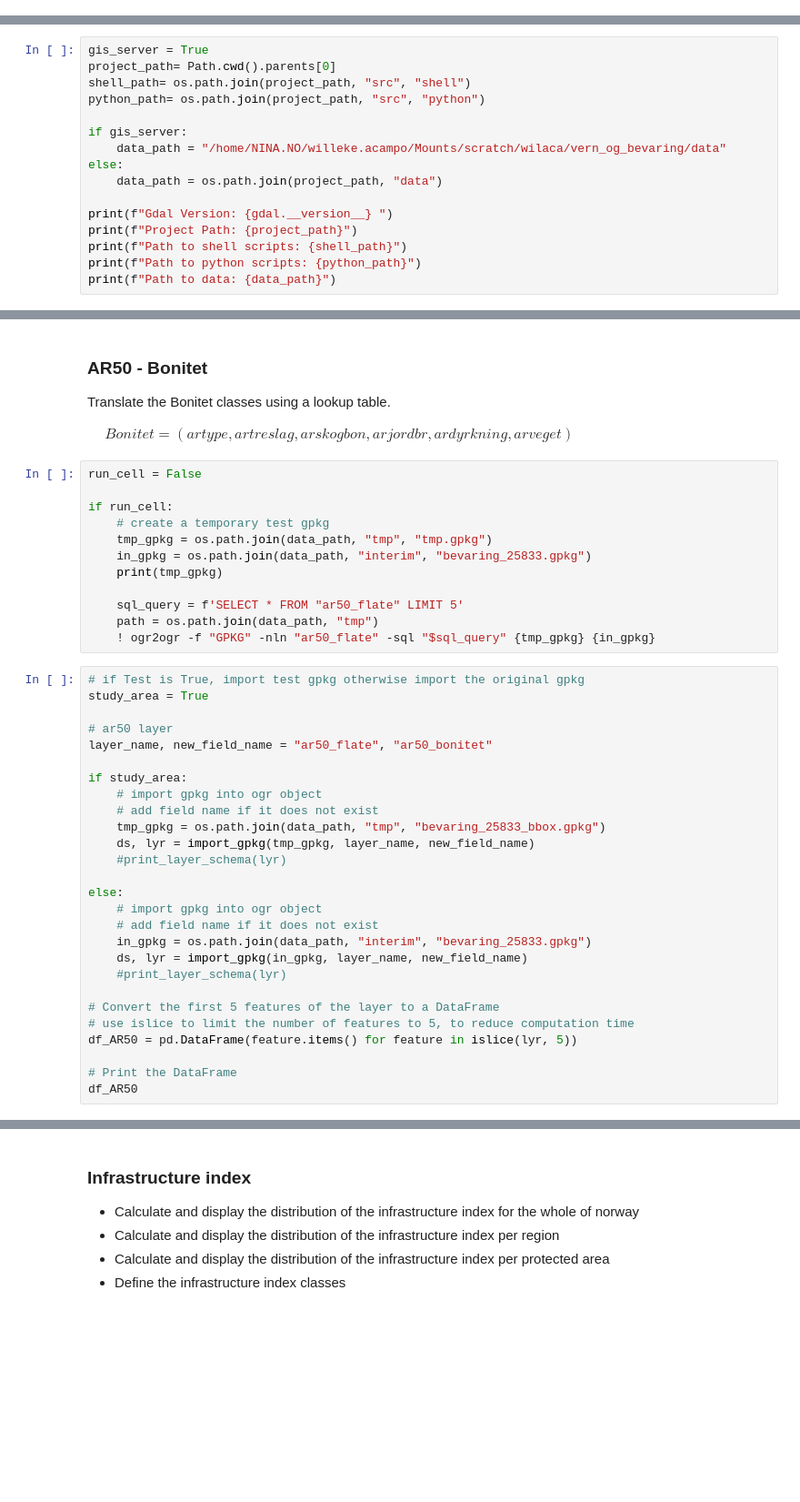
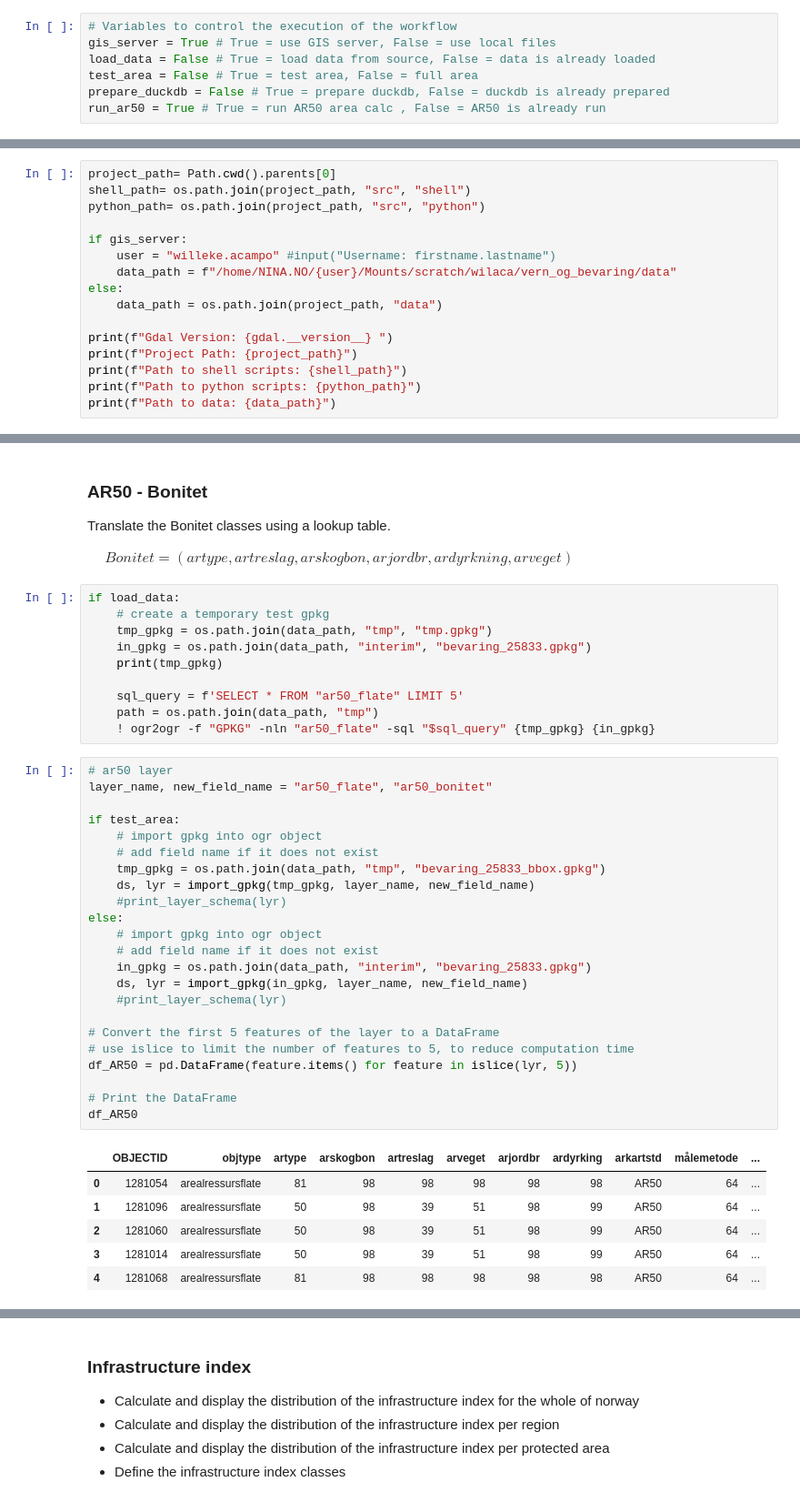
Before and after one commit to ac-willeke/pygdal-geo-engineer, a Jupyter notebook: notebooks/2024.01_conservation_and_preservation.ipynb, the cells around one changed output, grey strips where cells are left out. Shown at 91% size. Saved outputs shown, nothing was run; the diff lists cells and outputs as text; blank space fills up the shorter version.

```diff
--- a/notebooks/2024.01_conservation_and_preservation.ipynb
+++ b/notebooks/2024.01_conservation_and_preservation.ipynb
@@ -33,3 +35,10 @@ The area statistics can be divided in three groups:
+# %%
+# Variables to control the execution of the workflow
+gis_server = True # True = use GIS server, False = use local files
+load_data = False # True = load data from source, False = data is already loaded
+test_area = False # True = test area, False = full area
+prepare_duckdb = False # True = prepare duckdb, False = duckdb is already prepared
+run_ar50 = True # True = run AR50 area calc , False = AR50 is already run
 # %%
 import os
 from osgeo import gdal
@@ -44,13 +53,13 @@ import geopandas as gpd
 # https://leafmap.org/faq/#how-to-use-a-specific-plotting-backend
 import leafmap.foliumap as leafmap
 # %%
-gis_server = True
 project_path= Path.cwd().parents[0]
 shell_path= os.path.join(project_path, "src", "shell")
 python_path= os.path.join(project_path, "src", "python")
 
 if gis_server:
-    data_path = "/home/NINA.NO/willeke.acampo/Mounts/scratch/wilaca/vern_og_bevaring/data"
+    user = "willeke.acampo" #input("Username: firstname.lastname")
+    data_path = f"/home/NINA.NO/{user}/Mounts/scratch/wilaca/vern_og_bevaring/data"
 else:
     data_path = os.path.join(project_path, "data")
 
@@ -216,9 +195,7 @@ Translate the Bonitet classes using a lookup table.
 
 &emsp; $Bonitet = (artype, artreslag, arskogbon, arjordbr, ardyrkning, arveget)$
 # %%
-run_cell = False
-
-if run_cell:
+if load_data:
     # create a temporary test gpkg
     tmp_gpkg = os.path.join(data_path, "tmp", "tmp.gpkg")
     in_gpkg = os.path.join(data_path, "interim", "bevaring_25833.gpkg")
@@ -228,32 +205,35 @@ if run_cell:
     path = os.path.join(data_path, "tmp")
     ! ogr2ogr -f "GPKG" -nln "ar50_flate" -sql "$sql_query" {tmp_gpkg} {in_gpkg}
 # %%
-# if Test is True, import test gpkg otherwise import the original gpkg
-study_area = True
-
 # ar50 layer
 layer_name, new_field_name = "ar50_flate", "ar50_bonitet"
 
-if study_area:
+if test_area:
     # import gpkg into ogr object
     # add field name if it does not exist
     tmp_gpkg = os.path.join(data_path, "tmp", "bevaring_25833_bbox.gpkg")
     ds, lyr = import_gpkg(tmp_gpkg, layer_name, new_field_name)
     #print_layer_schema(lyr)
-
 else:
     # import gpkg into ogr object
     # add field name if it does not exist
     in_gpkg = os.path.join(data_path, "interim", "bevaring_25833.gpkg")
     ds, lyr = import_gpkg(in_gpkg, layer_name, new_field_name)
     #print_layer_schema(lyr)
 
 # Convert the first 5 features of the layer to a DataFrame
 # use islice to limit the number of features to 5, to reduce computation time
 df_AR50 = pd.DataFrame(feature.items() for feature in islice(lyr, 5))
 
 # Print the DataFrame
 df_AR50
+# %% [output]
+|  | OBJECTID | objtype | artype | arskogbon | artreslag | arveget | arjordbr | ardyrking | arkartstd | målemetode | ... |
+| 0 | 1281054 | arealressursflate | 81 | 98 | 98 | 98 | 98 | 98 | AR50 | 64 | ... |
+| 1 | 1281096 | arealressursflate | 50 | 98 | 39 | 51 | 98 | 99 | AR50 | 64 | ... |
+| 2 | 1281060 | arealressursflate | 50 | 98 | 39 | 51 | 98 | 99 | AR50 | 64 | ... |
+| 3 | 1281014 | arealressursflate | 50 | 98 | 39 | 51 | 98 | 99 | AR50 | 64 | ... |
+| 4 | 1281068 | arealressursflate | 81 | 98 | 98 | 98 | 98 | 98 | AR50 | 64 | ... |
 # %%
 # lookup table
 lookup_csv = os.path.join(data_path, "AR50_bonitet_lookup.csv")
```
Also changed, not shown: parts of 50 cells of this notebook, 1 other file.
